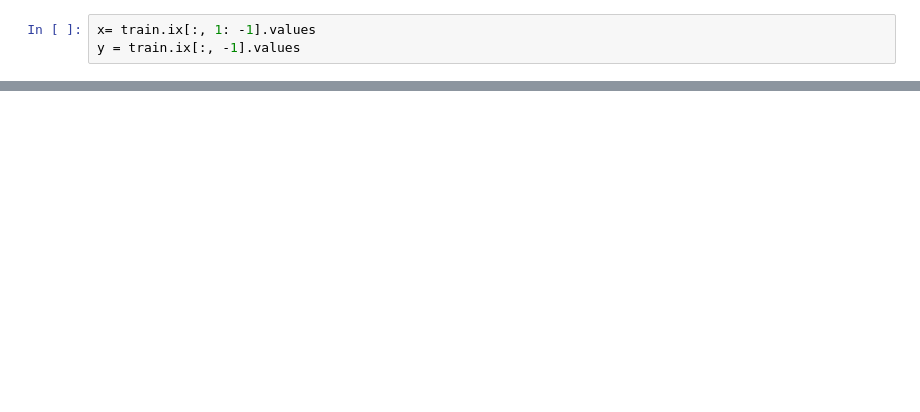
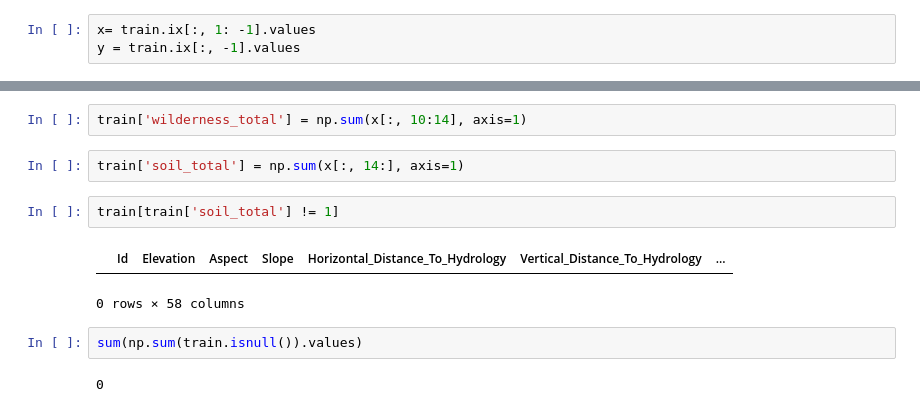
Before and after one commit to PragathiNS/kaggle, a Jupyter notebook: Forest_Cover/forest scribble.ipynb, the cells around one changed output, grey strips where cells are left out. Saved outputs shown, nothing was run; the diff lists cells and outputs as text; blank space fills up the shorter version.

```diff
--- a/Forest_Cover/forest scribble.ipynb
+++ b/Forest_Cover/forest scribble.ipynb
@@ -49,0 +168,13 @@ rc = RandomForestClassifier()
+# %%
+train['wilderness_total'] = np.sum(x[:, 10:14], axis=1)
+# %%
+train['soil_total'] = np.sum(x[:, 14:], axis=1)
+# %%
+train[train['soil_total'] != 1]
+# %% [output]
+|  | Id | Elevation | Aspect | Slope | Horizontal_Distance_To_Hydrology | Vertical_Distance_To_Hydrology | ... |
+0 rows × 58 columns
+# %%
+sum(np.sum(train.isnull()).values)
+# %% [output]
+0
```
Also changed, not shown: parts of 36 cells of this notebook, 1 other file.
